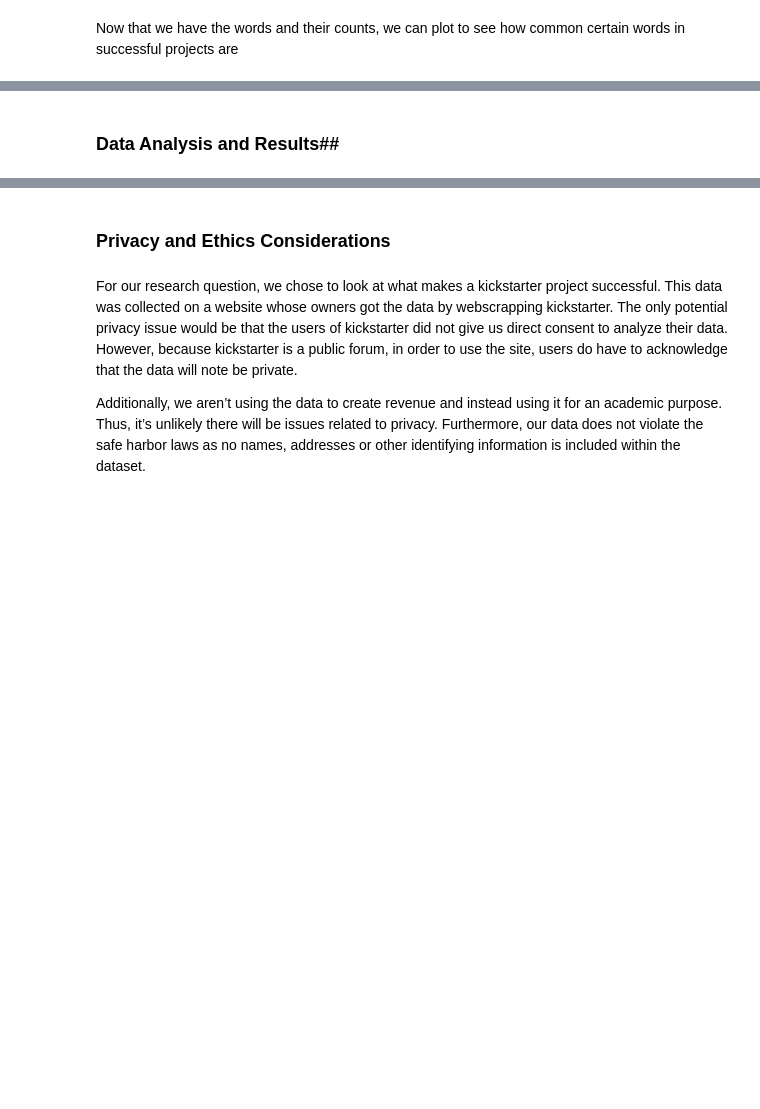
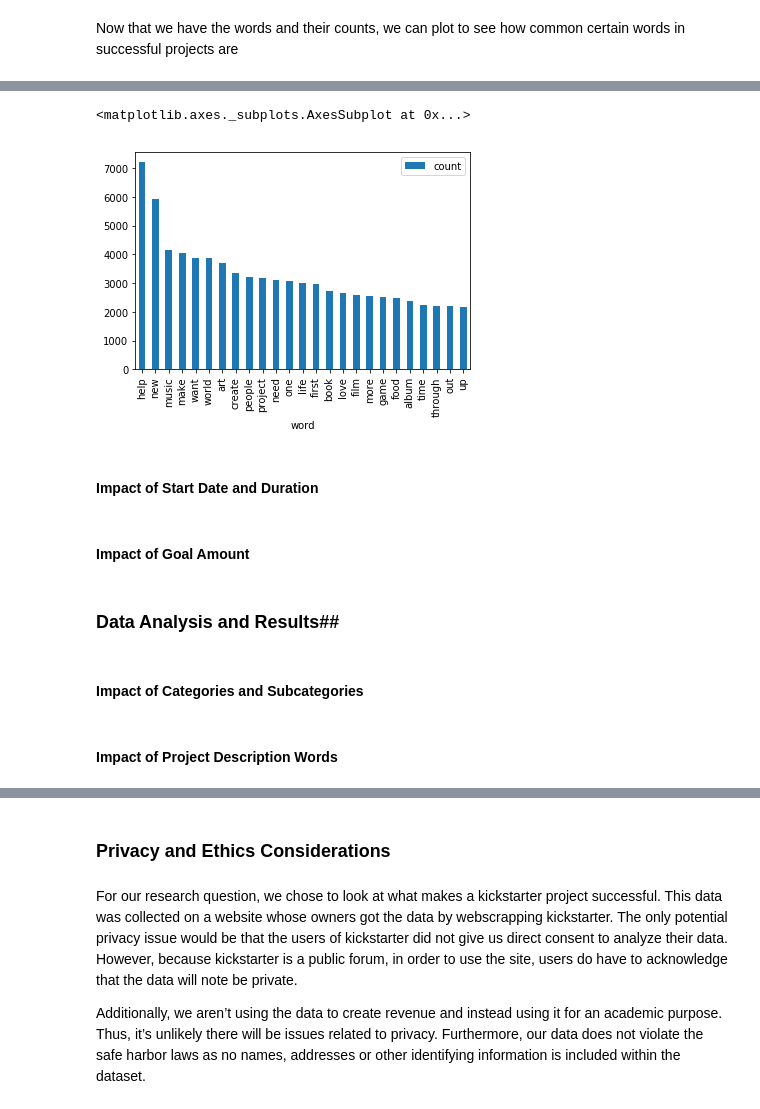
Before and after one commit to DP-20/Cogs108, a Jupyter notebook: Final Project.ipynb, the cells around one changed output, grey strips where cells are left out. Saved outputs shown, nothing was run; the diff lists cells and outputs as text; code cells hidden in the pictures; blank space fills up the shorter version.

```diff
--- a/Final Project.ipynb
+++ b/Final Project.ipynb
@@ -199,5 +203,6 @@ Next, we will examine how using certain words to describe a Kickstarter project
 # %%
-# Get rid of kickstarters that are live or failed
+# Create dataframes for kickstarters that are successful and fail
 df_successful = df.loc[df['state']=='successful',:]
+df_fail = df.loc[df['state']=='failed',:]
 # %%
 # Create a dictionary of words with their counts
@@ -287,2 +319,15 @@ df_words[0:30].plot(x='word', kind='bar')
+# %%
+df_fail_words.plot(x='word', kind='bar')
+# %% [output]
+<matplotlib.axes._subplots.AxesSubplot at 0x...>
+[figure, added]
+# %% [markdown]
+#### Impact of Start Date and Duration
+# %% [markdown]
+#### Impact of Goal Amount
 # %% [markdown]
 ### Data Analysis and Results##
+# %% [markdown]
+#### Impact of Categories and Subcategories
+# %% [markdown]
+#### Impact of Project Description Words
```
Also changed, not shown: parts of 19 cells of this notebook.
